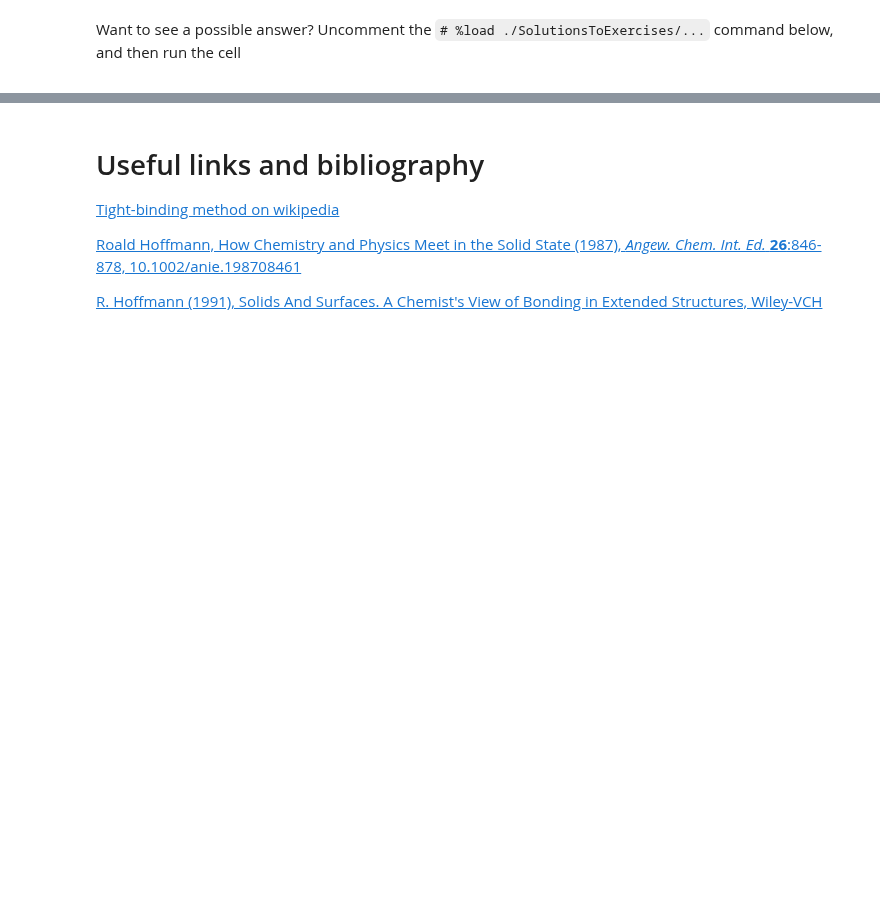
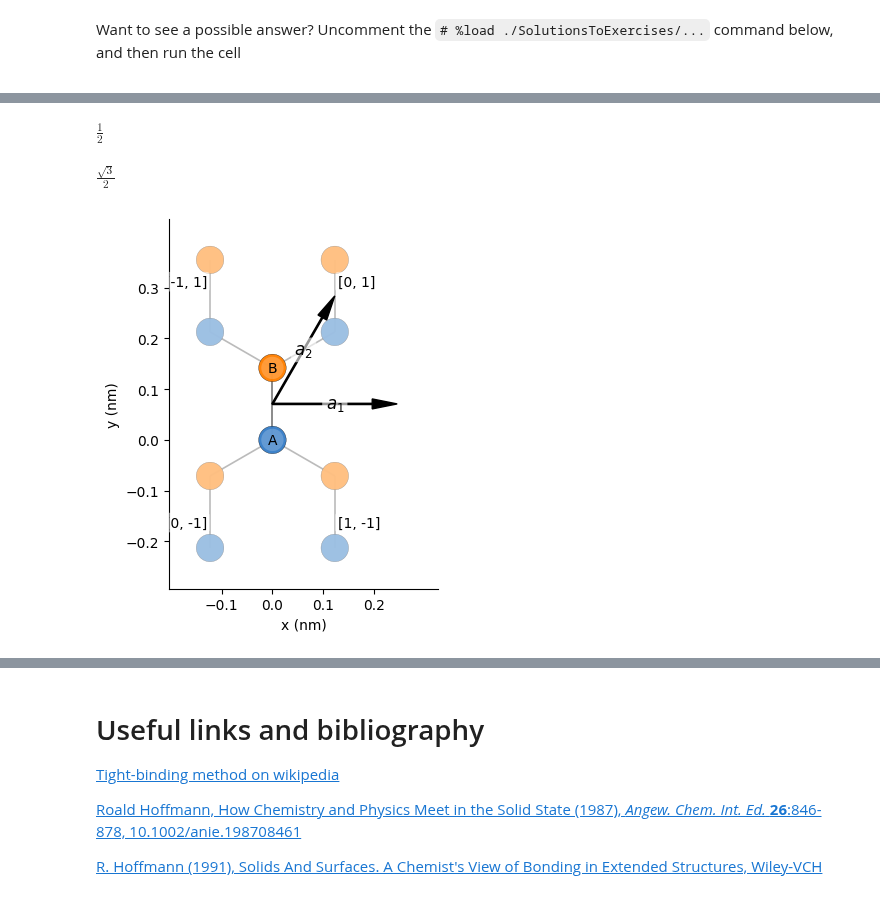
Before and after one commit to rpoteau/pyPhysChem, a Jupyter notebook: TB.ipynb, the cells around one changed output, grey strips where cells are left out. Drawn from its saved outputs; the diff is of its cells as text; code cells hidden in the pictures; blank space fills up the shorter version.

Commit message:
graphene TB

```diff
--- a/TB.ipynb
+++ b/TB.ipynb
@@ -723,0 +735,43 @@ You can compare it with the band structure of the 2 &times; 2 square unit cell,
+# %%
+import sympy as sp
+sp.cos(sp.pi/3)
+sp.sin(sp.pi/3)
+# %% [output]
+$\displaystyle \frac{1}{2}$
+$\displaystyle \frac{\sqrt{3}}{2}$
+# %%
+import pybinding as pb
+import numpy as np
+import matplotlib.pyplot as plt
+
+from math import sqrt, pi
+
+def monolayer_graphene(a = 0.24595, d_CC = 0.142, t = -2.8):
+    '''
+    input:
+    a = 0.24595   # [nm] unit cell length
+    a_cc = 0.142  # [nm] carbon-carbon distance
+    t = -2.8      # [eV] nearest neighbour hopping
+    '''
+
+    lat = pb.Lattice(a1=[a, 0],
+                     a2=[a/2, a* sqrt(3)/2])
+    lat.add_sublattices(('A', [0, 0]),
+                        ('B', [0, d_CC]))
+    lat.add_hoppings(
+        # inside the main cell
+        ([0,  0], 'A', 'B', t),
+        # between neighboring cells
+        ([1, -1], 'A', 'B', t),
+        ([0, -1], 'A', 'B', t)
+    )
+    return lat
+
+dCCg = 0.142 # [nm] carbon-carbon distance in graphene
+ag = 0.24595 # [nm] unit cell length
+tCC = -2.8   # [eV] nearest neighbour hopping
+Glattice = monolayer_graphene(ag, dCCg, tCC)
+Glattice.plot()
+plt.show()
+# %% [output]
+[figure, added]
```
Also changed, not shown: parts of 18 cells of this notebook, 4 other files.
